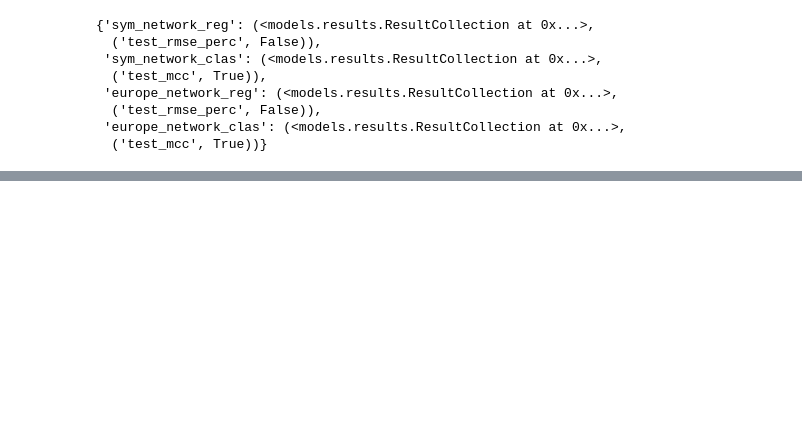
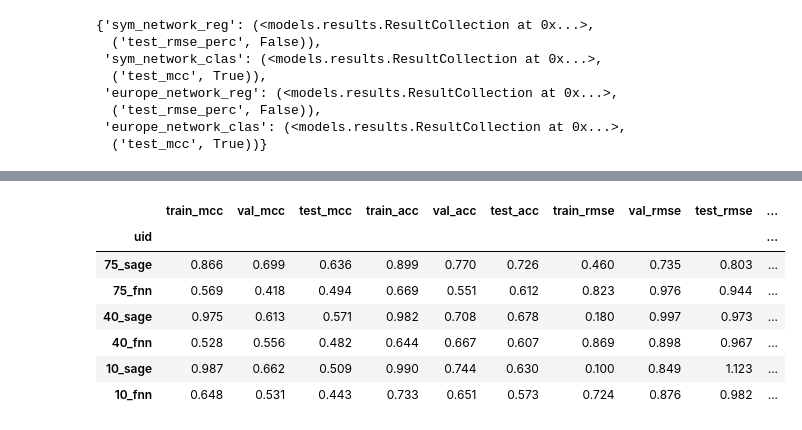
Before and after one commit to vibalcam/gnn-systemic-risk, a Jupyter notebook: notebooks/results.ipynb, the cells around one changed output, grey strips where cells are left out. Cells and saved outputs as stored; diff of their text form; code cells hidden in the pictures; blank space fills up the shorter version.

```diff
--- a/notebooks/results.ipynb
+++ b/notebooks/results.ipynb
@@ -161 +138,12 @@ r['sym_network_clas']
+# %%
+r['europe_network_clas'].round(3)
+# %% [output]
+|  | train_mcc | val_mcc | test_mcc | train_acc | val_acc | test_acc | train_rmse | val_rmse | test_rmse | ... |
+| uid |  |  |  |  |  |  |  |  |  | ... |
+| 75_sage | 0.866 | 0.699 | 0.636 | 0.899 | 0.770 | 0.726 | 0.460 | 0.735 | 0.803 | ... |
+| 75_fnn | 0.569 | 0.418 | 0.494 | 0.669 | 0.551 | 0.612 | 0.823 | 0.976 | 0.944 | ... |
+| 40_sage | 0.975 | 0.613 | 0.571 | 0.982 | 0.708 | 0.678 | 0.180 | 0.997 | 0.973 | ... |
+| 40_fnn | 0.528 | 0.556 | 0.482 | 0.644 | 0.667 | 0.607 | 0.869 | 0.898 | 0.967 | ... |
+| 10_sage | 0.987 | 0.662 | 0.509 | 0.990 | 0.744 | 0.630 | 0.100 | 0.849 | 1.123 | ... |
+| 10_fnn | 0.648 | 0.531 | 0.443 | 0.733 | 0.651 | 0.573 | 0.724 | 0.876 | 0.982 | ... |
 # %%
```
Also changed, not shown: parts of 7 cells of this notebook, 54 other files.
